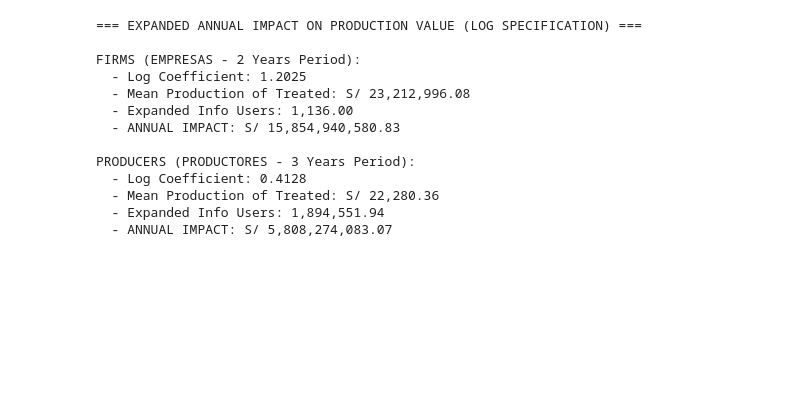
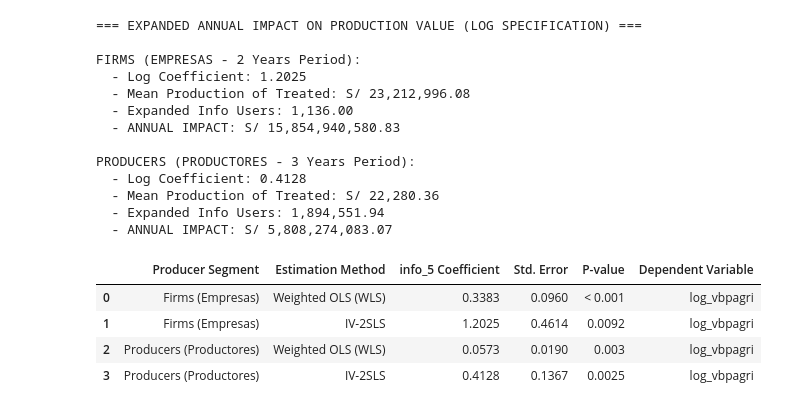
Before and after one commit to eduzegarra/grade_01, a Jupyter notebook: info_05_modelos.ipynb, the cells around one changed output. Saved outputs shown, nothing was run; the diff lists cells and outputs as text; code cells hidden in the pictures; blank space fills up the shorter version.

```diff
--- a/info_05_modelos.ipynb
+++ b/info_05_modelos.ipynb
@@ -275,3 +275,55 @@ PRODUCERS (PRODUCTORES - 3 Years Period):
   - Mean Production of Treated: S/ 22,280.36
   - Expanded Info Users: 1,894,551.94
   - ANNUAL IMPACT: S/ 5,808,274,083.07
+# %%
+import pandas as pd
+
+# Construct comparison table data
+comparison_data = {
+    'Producer Segment': [
+        'Firms (Empresas)',
+        'Firms (Empresas)',
+        'Producers (Productores)',
+        'Producers (Productores)'
+    ],
+    'Estimation Method': [
+        'Weighted OLS (WLS)',
+        'IV-2SLS',
+        'Weighted OLS (WLS)',
+        'IV-2SLS'
+    ],
+    'info_5 Coefficient': [
+        0.3383,
+        1.2025,
+        0.0573,
+        0.4128
+    ],
+    'Std. Error': [
+        0.096,
+        0.4614,
+        0.019,
+        0.1367
+    ],
+    'P-value': [
+        '< 0.001',
+        '0.0092',
+        '0.003',
+        '0.0025'
+    ],
+    'Dependent Variable': [
+        'log_vbpagri',
+        'log_vbpagri',
+        'log_vbpagri',
+        'log_vbpagri'
+    ]
+}
+
+# Create DataFrame
+df_comp = pd.DataFrame(comparison_data)
+display(df_comp)
+# %% [output]
+|  | Producer Segment | Estimation Method | info_5 Coefficient | Std. Error | P-value | Dependent Variable |
+| 0 | Firms (Empresas) | Weighted OLS (WLS) | 0.3383 | 0.0960 | < 0.001 | log_vbpagri |
+| 1 | Firms (Empresas) | IV-2SLS | 1.2025 | 0.4614 | 0.0092 | log_vbpagri |
+| 2 | Producers (Productores) | Weighted OLS (WLS) | 0.0573 | 0.0190 | 0.003 | log_vbpagri |
+| 3 | Producers (Productores) | IV-2SLS | 0.4128 | 0.1367 | 0.0025 | log_vbpagri |
```
Also changed, not shown: parts of 1 cell of this notebook.
